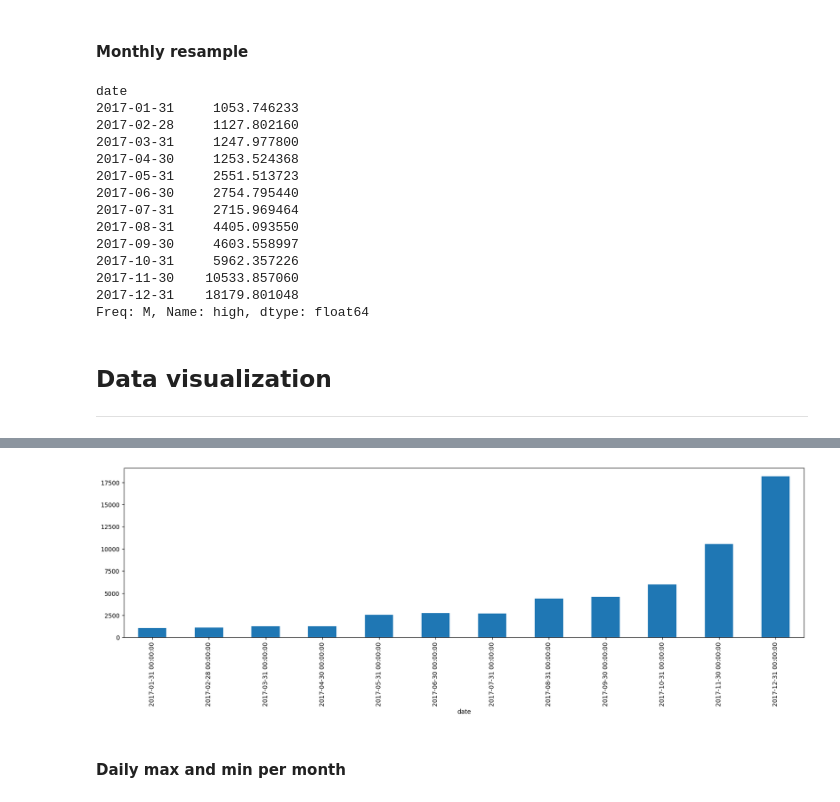
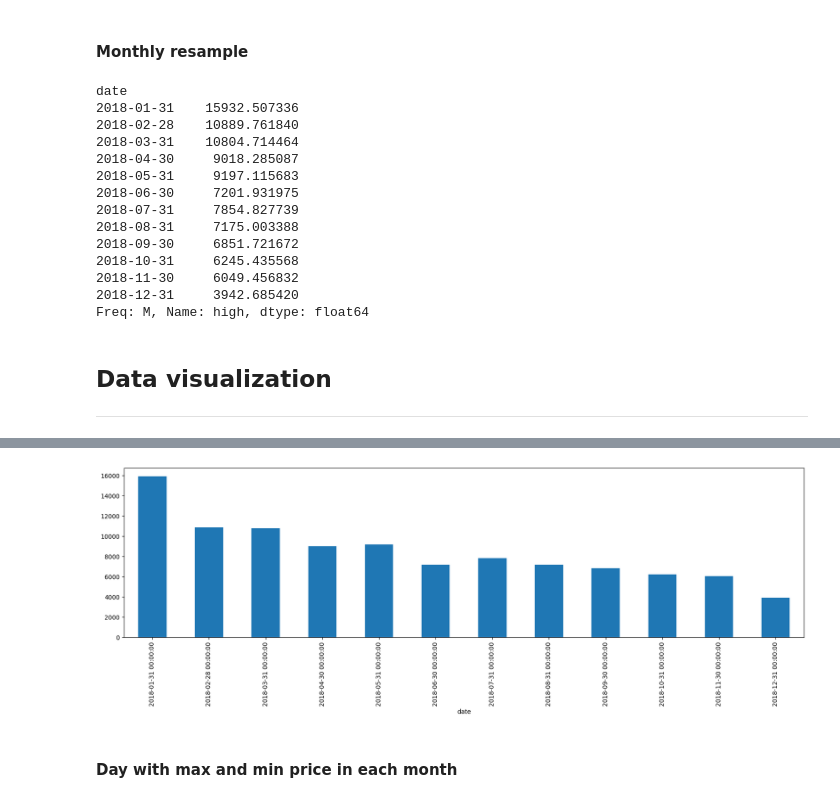
Before and after one commit to tiagohorta21/bitcoin_idc, a Jupyter notebook: main.ipynb, the cells around one changed output, grey strips where cells are left out. Cells and saved outputs as stored; diff of their text form; code cells hidden in the pictures.

```diff
--- a/main.ipynb
+++ b/main.ipynb
@@ -60,0 +50,3 @@ bitcoin_2017.tail()
+# %%
+bitcoin_2018 = bitcoin_2018.iloc[::-1]
+bitcoin_2018.head()
@@ -63,6 +63,6 @@ bitcoin_2017.tail()
 # %%
-bitcoin_2017.rename(columns = {'Volume BTC': 'bitcoin', 'Volume USD': 'euro'}, inplace = True)
-bitcoin_2017.tail()
+bitcoin_2018.rename(columns = {'Volume BTC': 'bitcoin', 'Volume USD': 'euro'}, inplace = True)
+bitcoin_2018.head()
 # %% [output]
 |  | open | high | low | close | bitcoin | euro |
 | date |  |  |  |  |  |  |
@@ -74,11 +74,11 @@ bitcoin_2017.tail()
 # %% [markdown]
 #### Convert USD columns to Euro (1 USD = 0.924428 EUR)
 # %%
-bitcoin_2017['open'] = bitcoin_2017['open'] * 0.924428
-bitcoin_2017['close'] = bitcoin_2017['close'] * 0.924428
-bitcoin_2017['high'] = bitcoin_2017['high'] * 0.924428
-bitcoin_2017['low'] = bitcoin_2017['low'] * 0.924428
-bitcoin_2017['euro'] = bitcoin_2017['euro'] * 0.924428
+bitcoin_2018['open'] = bitcoin_2018['open'] * 0.924428
+bitcoin_2018['close'] = bitcoin_2018['close'] * 0.924428
+bitcoin_2018['high'] = bitcoin_2018['high'] * 0.924428
+bitcoin_2018['low'] = bitcoin_2018['low'] * 0.924428
+bitcoin_2018['euro'] = bitcoin_2018['euro'] * 0.924428
 # %% [markdown]
 #### Describe dataframe
 # %%
@@ -160,22 +160,22 @@ Freq: W-SUN, Name: high, dtype: float64
 # %% [markdown]
 #### Monthly resample
 # %%
-max_monthly_bitcoin_2017 = bitcoin_2017['high'].resample('M').max()
-max_monthly_bitcoin_2017
+max_monthly_bitcoin_2018 = bitcoin_2018['high'].resample('M').max()
+max_monthly_bitcoin_2018
 # %% [output]
 date
-2017-01-31     1053.746233
-2017-02-28     1127.802160
-2017-03-31     1247.977800
-2017-04-30     1253.524368
-2017-05-31     2551.513723
-2017-06-30     2754.795440
-2017-07-31     2715.969464
-2017-08-31     4405.093550
-2017-09-30     4603.558997
-2017-10-31     5962.357226
-2017-11-30    10533.857060
-2017-12-31    18179.801048
+2018-01-31    15932.507336
+2018-02-28    10889.761840
+2018-03-31    10804.714464
+2018-04-30     9018.285087
+2018-05-31     9197.115683
+2018-06-30     7201.931975
+2018-07-31     7854.827739
+2018-08-31     7175.003388
+2018-09-30     6851.721672
+2018-10-31     6245.435568
+2018-11-30     6049.456832
+2018-12-31     3942.685420
 Freq: M, Name: high, dtype: float64
 # %% [markdown]
 ## Data visualization
@@ -195,16 +195,16 @@ max_weekly_bitcoin_2017.plot_bokeh(figsize=(1200,600), legend="top_left", ylabel
 # %%
 from bokeh.plotting import figure, show
 
-max_monthly_bitcoin_2017.plot(kind='bar', figsize=(20, 5))
+max_monthly_bitcoin_2018.plot(kind='bar', figsize=(20, 5))
 
 # https://docs.bokeh.org/en/latest/docs/user_guide/basic/bars.html#bars
 p = figure(width=1200, height=600)
-p.vbar(x=max_monthly_bitcoin_2017.index.tolist(), top=max_monthly_bitcoin_2017.tolist(), color="blue")
+p.vbar(x=max_monthly_bitcoin_2018.index.tolist(), top=max_monthly_bitcoin_2018.tolist(), color="blue")
 show(p)
 # %% [output]
 [interactive output not drawn]
 [interactive output not drawn]
-[figure, old version]
+[figure, new version]
 # %% [markdown]
-#### Daily max and min per month
+#### Day with max and min price in each month
 # %%
```
Also changed, not shown: parts of 40 cells of this notebook, 1 other file.
